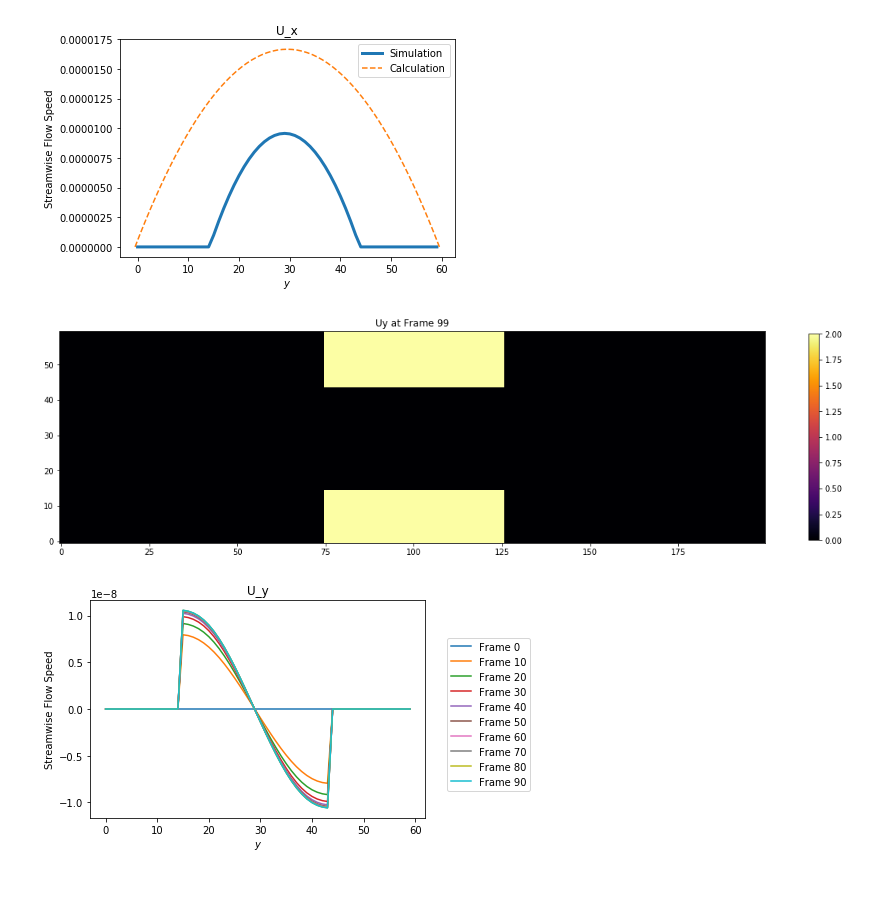
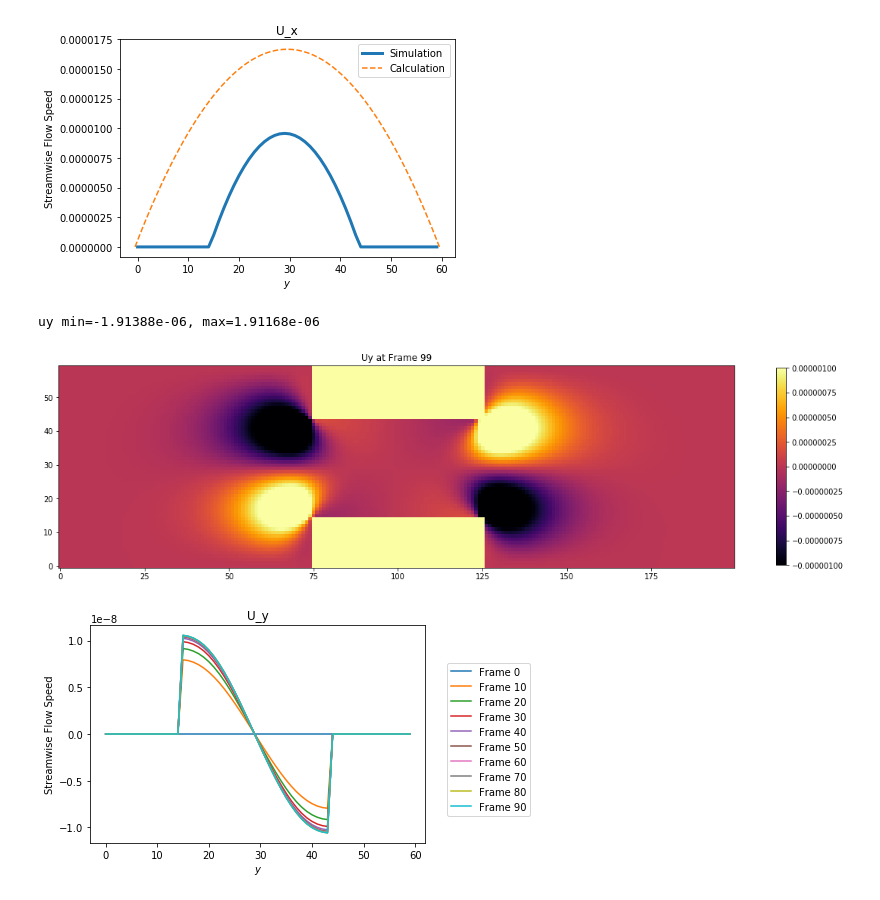
Before and after one commit to iacs-ac290r-2019/homework, a Jupyter notebook: hw2/lbm_7/viz.ipynb, the cells around one changed output. Drawn from its saved outputs; the diff is of its cells as text; code cells hidden in the pictures.

```diff
--- a/hw2/lbm_7/viz.ipynb
+++ b/hw2/lbm_7/viz.ipynb
@@ -144,19 +149,25 @@ plt.show()
 # %%
 # This is for visualizing one frame
 # First number represent frame number
 # Change 0: density, 1: ux, 2: uy, 3: speed, 4: pressure
 fr = 99
 uy=load_file(outdir_pbc, fr)[2]
+uMin = np.min(uy)
+uMax = np.max(uy)
+uMean = np.mean(uy)
+eps=1e-6
+print(f'uy min={uMin:g}, max={uMax:g}')
 uy=channel(uy)
 fig, ax = plt.subplots(figsize=(20,8))
-plt.imshow(uy,cmap=cm.inferno)
+plt.imshow(uy,cmap=cm.inferno, vmin=-eps, vmax=+eps)
 fig.gca().invert_yaxis()
 plt.colorbar(shrink=0.6)
 plt.title("Uy at Frame %i" % fr)
 fig.savefig('../figs/lbm_pbc_uy.png', bbox_inches='tight')
 plt.show()
 # %% [output]
+uy min=-1.91388e-06, max=1.91168e-06
-[figure, old version]
+[figure, new version]
 # %%
 plt.figure()
 ax = plt.subplot(111)
```
Also changed, not shown: parts of 18 cells of this notebook, 14 other files.
